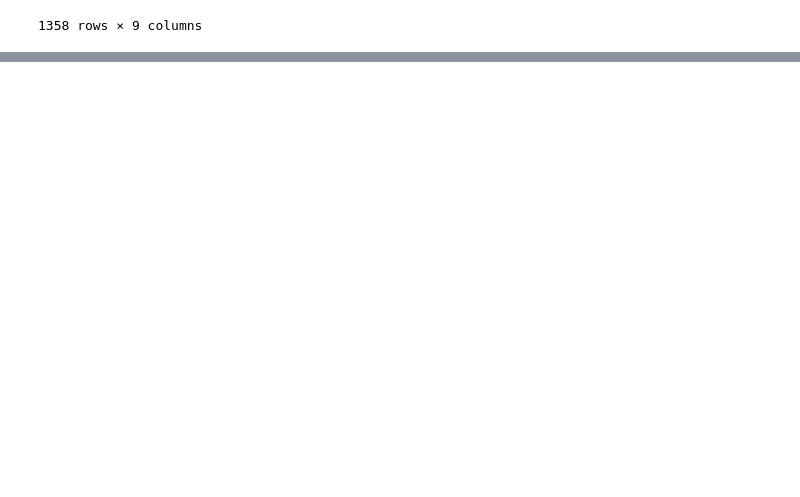
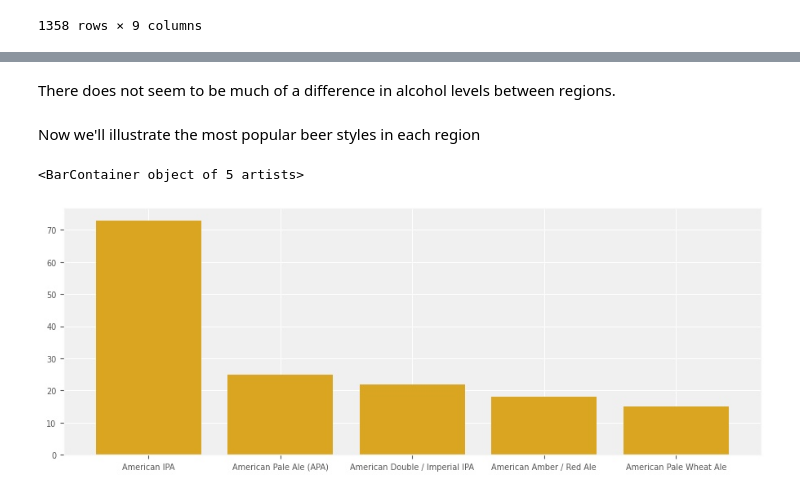
Before and after one commit to in-droid/PR21INRAKT, a Jupyter notebook: testing.ipynb, the cells around one changed output, grey strips where cells are left out. Drawn from its saved outputs; the diff is of its cells as text; code cells hidden in the pictures; blank space fills up the shorter version.

```diff
--- a/testing.ipynb
+++ b/testing.ipynb
@@ -193,0 +202,20 @@ ax = sns.catplot(y="style", x="abv", jitter=True, data=top_beers_df, hue="Bitter
+# %%
+#Grouping states into regions
+
+northEastArr = set(["ME","MA","RI", "CT", "NH", "VT", "NY", "PA", "NJ", "DE", "MD"])
+southEastArr = set(["WV","VA", "KY", "TN", "NC", "SC", "GA", "AL", "MS", "AR", "LA", "FL"])
+midWestArr = set(["OH", "IN", "MI", "IL", "MS", "WI", "MN", "IA", "KS", "NE", "SD", "ND"])
+southWestArr = set(["TX", "OK", "NM", "AZ"])
+westArr = set(["CO", "WY", "MT", "ID", "WA", "OR", "UT", "NV", "CA", "AK", "HI"])
+
+northEastBrewers = dfBrewers[dfBrewers['state'].isin(northEastArr)]['brewery_id']
+southEastBrewers = dfBrewers[dfBrewers['state'].isin(southEastArr)]['brewery_id']
+midWestBrewers = dfBrewers[dfBrewers['state'].isin(midWestArr)]['brewery_id']
+southWestBrewers = dfBrewers[dfBrewers['state'].isin(southWestArr)]['brewery_id']
+westBrewers = dfBrewers[dfBrewers['state'].isin(westArr)]['brewery_id']
+
+NE_Beers = dfBeers[dfBeers['brewery_id'].isin(northEastBrewers)]
+SE_Beers = dfBeers[dfBeers['brewery_id'].isin(southEastBrewers)]
+MW_Beers = dfBeers[dfBeers['brewery_id'].isin(midWestBrewers)]
+SW_Beers = dfBeers[dfBeers['brewery_id'].isin(southWestBrewers)]
+W_Beers = dfBeers[dfBeers['brewery_id'].isin(westBrewers)]
@@ -193,0 +232,15 @@ ax = sns.catplot(y="style", x="abv", jitter=True, data=top_beers_df, hue="Bitter
+# %% [markdown]
+There does not seem to be much of a difference in alcohol levels between regions.
+# %% [markdown]
+Now we'll illustrate the most popular beer styles in each region
+# %%
+#North-East
+s = NE_Beers['style'].value_counts()[:5]
+yAxis = s.tolist()
+xAxis = s.index.tolist()
+
+plt.figure(figsize=(11, 4));
+plt.bar(xAxis, yAxis, color='goldenrod')
+# %% [output]
+<BarContainer object of 5 artists>
+[figure, added]
```
Also changed, not shown: parts of 8 cells of this notebook.
